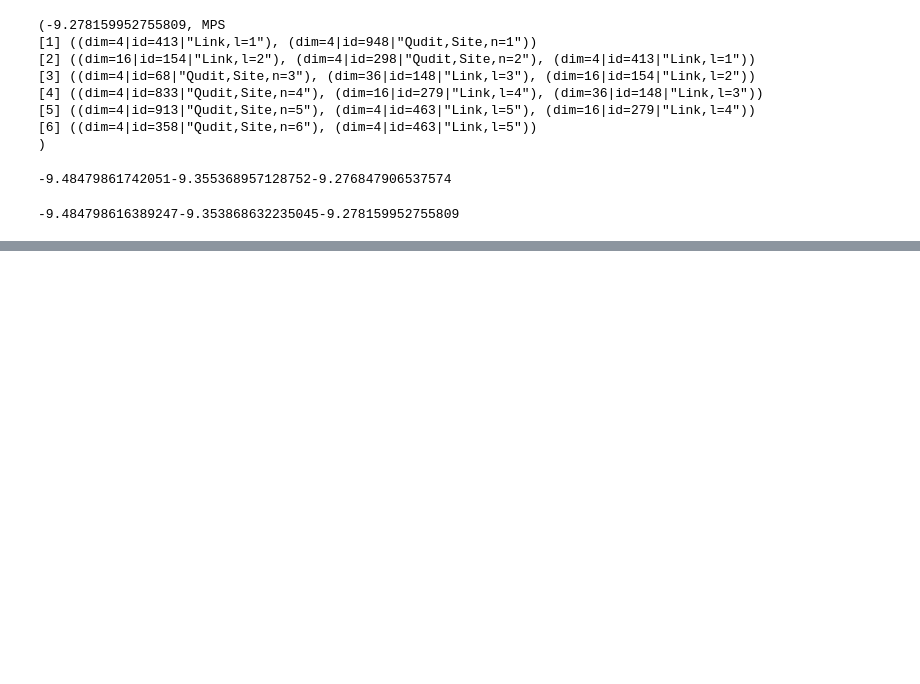
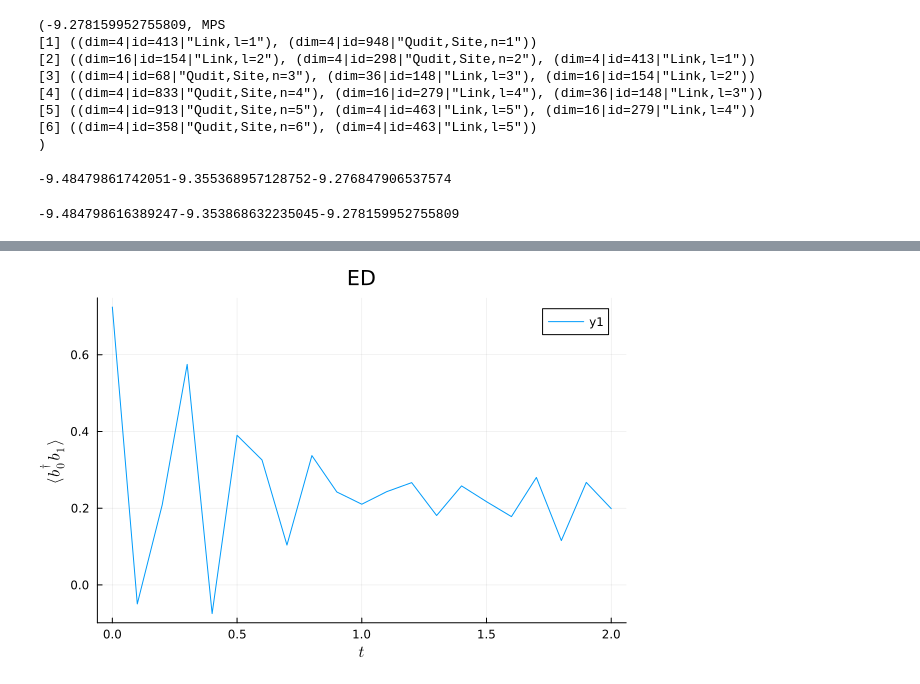
Before and after one commit to Joacop16/Tensor_Networks_with_Julia, a Jupyter notebook: Bose Hubbard Model.ipynb, the cells around one changed output, grey strips where cells are left out. Cells and saved outputs as stored; diff of their text form; code cells hidden in the pictures; blank space fills up the shorter version.

```diff
--- a/Bose Hubbard Model.ipynb
+++ b/Bose Hubbard Model.ipynb
@@ -148,3 +156,21 @@ Eigenvalues = eigen(H).values
 print(Eigenvalues[1], Eigenvalues[2], Eigenvalues[3])
 # %% [output]
 -9.48479861742051-9.355368957128752-9.276847906537574
+# %%
+#Quantum Quench of Figure 1.
+
+N_Bosons = 2 #4
+L_Chain = 6 #Maximum with 4 Bosons because 5^6 < 2^14.
+J = 1
+Ui = 2*J
+Uf = 40*J
+
+Hi = Build_ED_Bose_Hubbard_Hamiltonian(N_Bosons, L_Chain, J, Ui)
+Hf = Build_ED_Bose_Hubbard_Hamiltonian(N_Bosons, L_Chain, J, Uf)
+#3 minutes to here.
+
+Creation, Annihilation = Create_Annihilation_Creation_Operators(N_Bosons)
+Correlation_Operator = Enlarge_Matrix_i_Matrix_j(1, 2, L_Chain, Creation, Annihilation)
+
+# lambda_0 = eigen(Hi).values[1]
+Psi_0 = eigen(Hi).vectors[:,1] #16 min for this line
@@ -150,0 +195,3 @@ print(Eigenvalues[1], Eigenvalues[2], Eigenvalues[3])
+# %%
+Times_ED = [0.0]
+Correlations_ED = [Adjoint(Psi_0)*Correlation_Operator*Psi_0]
@@ -222,0 +442,7 @@ println(energy_ground_state, energy_1_excited_state, energy_2_excited_state) #Us
+# %%
+plot(Times_ED, Correlations_ED)
+xlabel!(L"t")
+ylabel!(L"\langle b^{\dagger}_{0} b_{1} \rangle")
+title!("ED")
+# %% [output]
+[figure, added]
```
Also changed, not shown: parts of 16 cells of this notebook.
